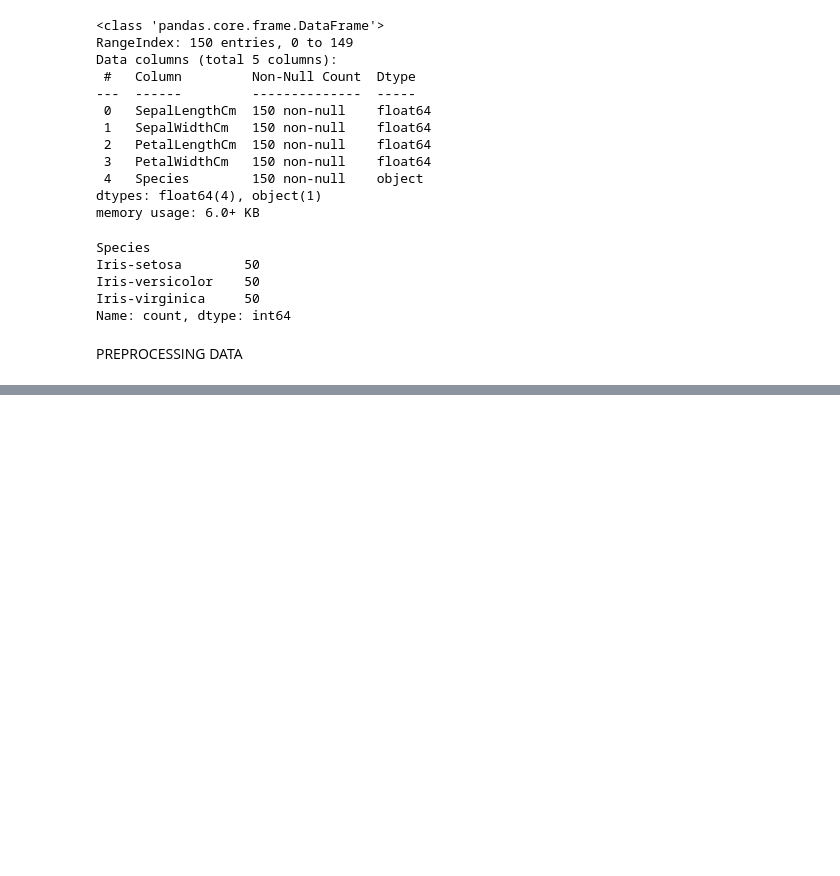
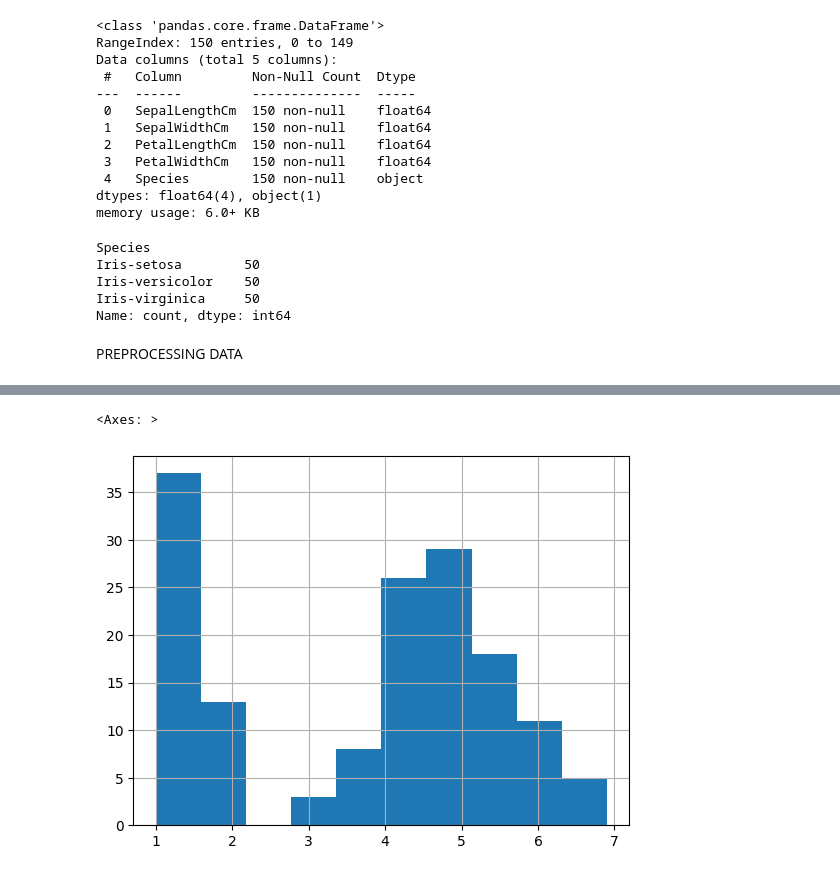
Before and after one commit to rharshavardhanan/IRIS-FLOWER-CLASSIFICATION, a Jupyter notebook: test1.ipynb, the cells around one changed output, grey strips where cells are left out. Cells and saved outputs as stored; diff of their text form; code cells hidden in the pictures; blank space fills up the shorter version.

```diff
--- a/test1.ipynb
+++ b/test1.ipynb
@@ -118,0 +139,5 @@ PREPROCESSING DATA
+# %%
+df.PetalLengthCm.hist()
+# %% [output]
+<Axes: >
+[figure, added]
```
Also changed, not shown: parts of 14 cells of this notebook.
